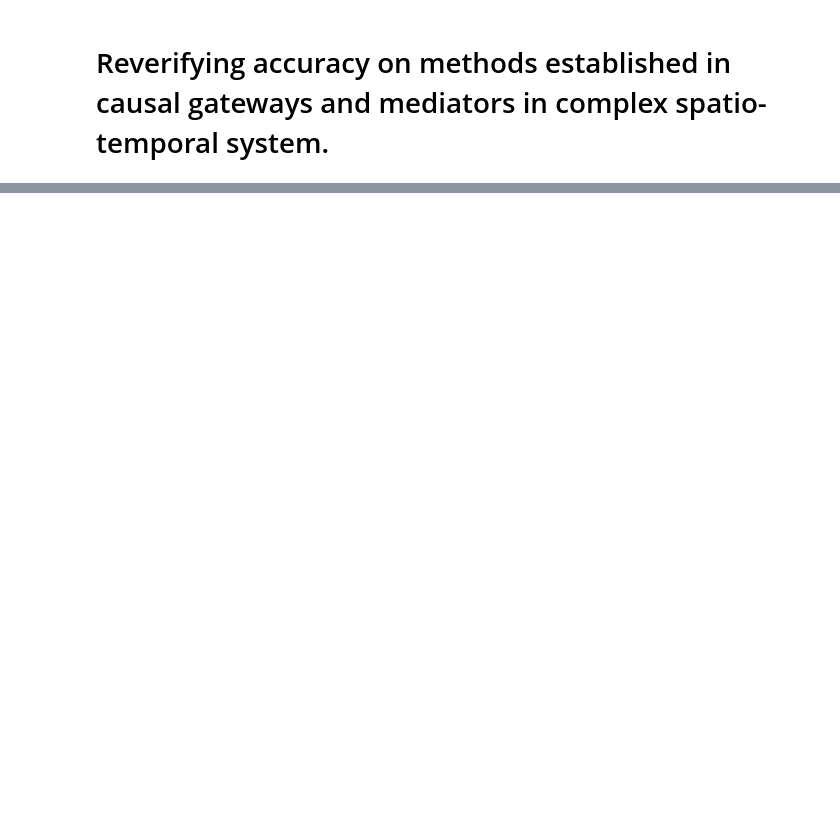
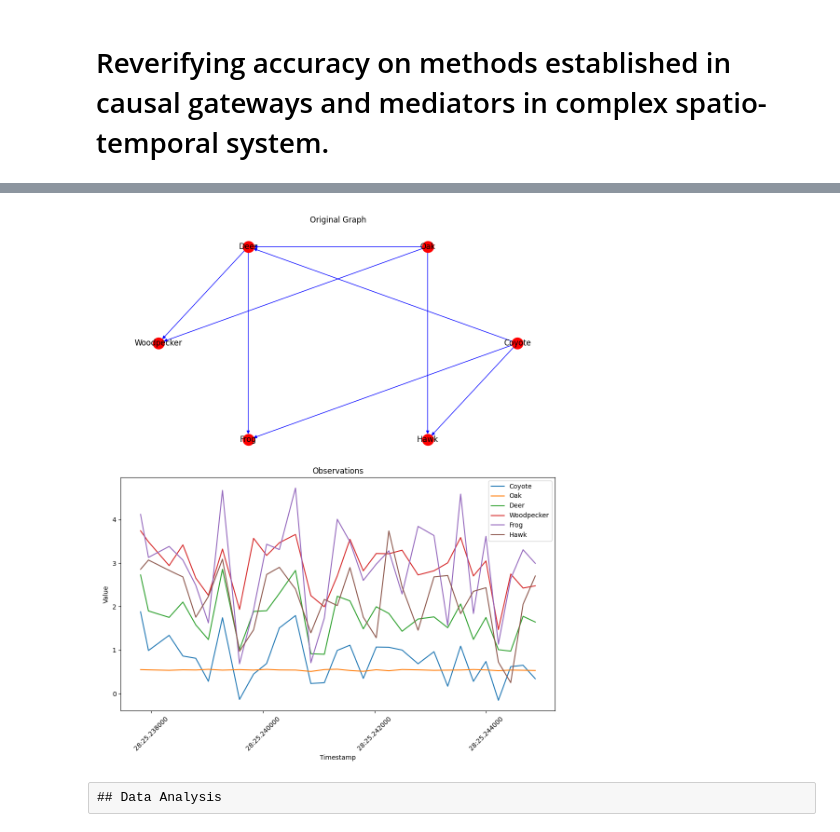
Before and after one commit to NAVEENMN/Causal-Structure-Discovery-and-Inference, a Jupyter notebook: ReverifyingCausalGateway.ipynb, the cells around one changed output, grey strips where cells are left out. Drawn from its saved outputs; the diff is of its cells as text; code cells hidden in the pictures; blank space fills up the shorter version.

```diff
--- a/ReverifyingCausalGateway.ipynb
+++ b/ReverifyingCausalGateway.ipynb
@@ -60,0 +32,6 @@ plot_on_basemap(data_slice)
+# %%
+species_data = pd.read_csv('data/simulatory_observations/7/observations.csv')
+observations = species_data.set_index('timestamp')
+print(observations.head())
+display.Image("data/simulatory_observations/7/image.png")
+# %% [output]
@@ -60,0 +53,3 @@ plot_on_basemap(data_slice)
+[figure, added]
+# %% [raw]
+## Data Analysis
```
Also changed, not shown: parts of 8 cells of this notebook, 3 other files.
